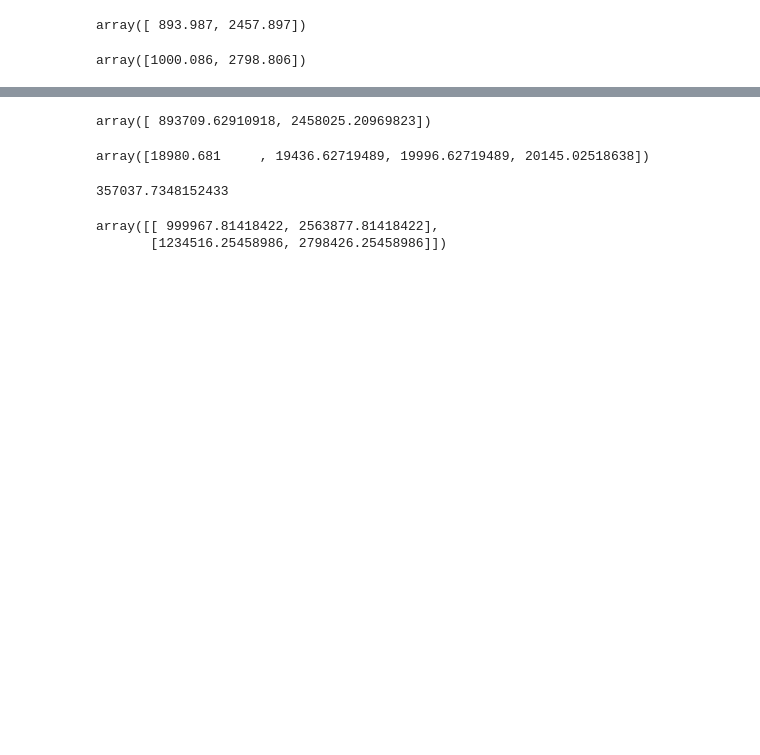
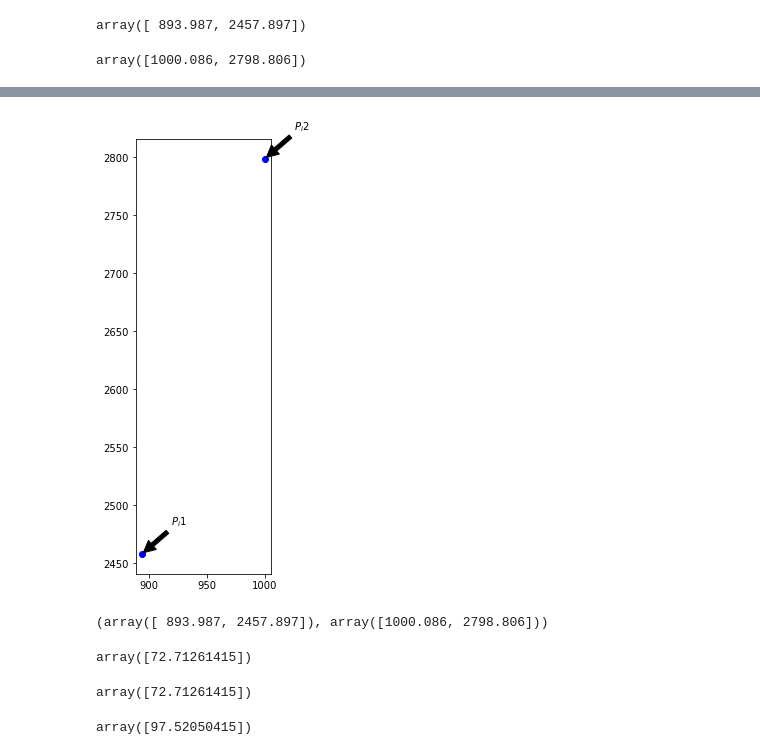
Before and after one commit to GreatestTrain/examen_parcial_caminos, a Jupyter notebook: paso2.ipynb, the cells around one changed output, grey strips where cells are left out. Drawn from its saved outputs; the diff is of its cells as text; code cells hidden in the pictures; blank space fills up the shorter version.

```diff
--- a/paso2.ipynb
+++ b/paso2.ipynb
@@ -144,16 +32,0 @@ def coor(p_init, length, azimut):
-# %%
-Az_left = np.pi + Az_init
-len_left = float(st_vec(radios_angulos_1))
-pc1_coor = coor(pi1, len_left, Az_left)
-pc1_coor
-# %% [output]
-array([ 893709.62910918, 2458025.20969823])
-# %%
-cotas = np.stack((cotas_1, cotas_2), axis=0).ravel()
-cotas
-# %% [output]
-array([18980.681     , 19436.62719489, 19996.62719489, 20145.02518638])
-# %%
-diferencia_pitagorica(pi1, pi2)
-# %% [output]
-357037.7348152433
@@ -162,7 +33,16 @@ pt1_coor = pc1_coor(pc1_coor, , Az_init - radios_angulos_1[0,1] / 2 )
-# %%
-len_right = float(st_vec(radios_angulos_2))
-pc2_coor = coor(pt1_coor, diferencia_pitagorica(pi1, pi2) - len_left - len_right, az_rect)
-pc2_coor
-# %% [output]
-array([[ 999967.81418422, 2563877.81418422],
-       [1234516.25458986, 2798426.25458986]])
+# %%
+fig, ax = plt.subplots(figsize=(8,8))
+coordinates = np.stack((pi1, pi2), axis=1)
+ax.set_aspect(1)
+ax.scatter(*coordinates, c="blue")
+ax.annotate('$P_i 1$', xy=pi1, xytext=pi1+25,
+            arrowprops=dict(facecolor='black', shrink=0.05))
+ax.annotate('$P_i 2$', xy=pi2, xytext=pi2+25,
+            arrowprops=dict(facecolor='black', shrink=0.05))
+plt.show()
+# %% [output]
+[figure, added]
+# %%
+pi1, pi2
+# %% [output]
+(array([ 893.987, 2457.897]), array([1000.086, 2798.806]))
@@ -168,0 +51,14 @@ array([[ 999967.81418422, 2563877.81418422],
+# %%
+angle_aux = angle_between_2(pi1, pi2)
+np.rad2deg(angle_aux)
+# %% [output]
+array([72.71261415])
+# %%
+np.rad2deg(angle_between_2(pi1, pi2))
+# %% [output]
+array([72.71261415])
+# %%
+angle_1 = angle_aux + Az_init - pi_2
+np.rad2deg(angle_1)
+# %% [output]
+array([97.52050415])
```
Also changed, not shown: parts of 42 cells of this notebook, 1 other file.
